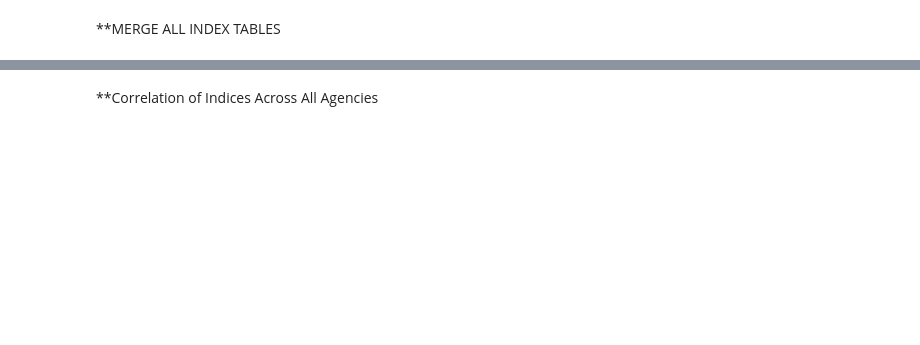
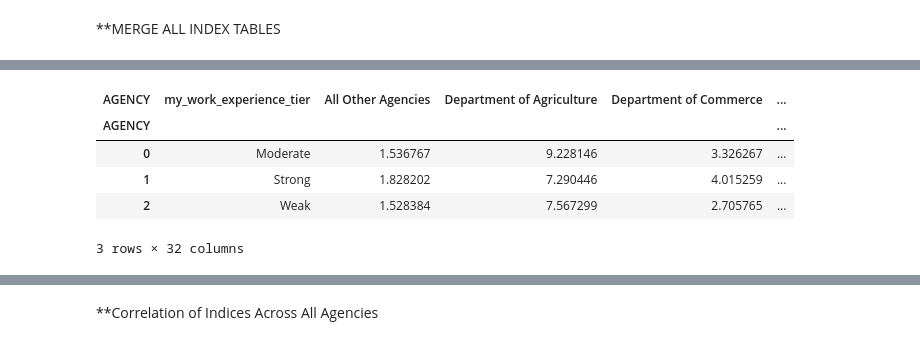
Before and after one commit to aaron-hollinger/federal_employee_job_satisfaction, a Jupyter notebook: notebooks/capstone.ipynb, the cells around one changed output, grey strips where cells are left out. Drawn from its saved outputs; the diff is of its cells as text; code cells hidden in the pictures; blank space fills up the shorter version.

```diff
--- a/notebooks/capstone.ipynb
+++ b/notebooks/capstone.ipynb
@@ -730,3 +854,24 @@ merged_indices
 | 28 | United States Department of the A... | 3.820614 | 3.805549 | 3.783249 | 4.144635 | ... |
 | 29 | United States Department of the Army | 3.806893 | 3.816283 | 3.775462 | 4.112495 | ... |
 | 30 | United States Department of the Navy | 3.771338 | 3.801448 | 3.739491 | 4.113707 | ... |
+# %%
+percentages = pd.crosstab(
+    index=[
+        survey_table['my_work_experience_tier'],
+    ],
+    columns=survey_table['AGENCY'],
+    normalize='index'
+) * 100
+
+percentages.reset_index(inplace=True)
+
+percentages.index.name = 'AGENCY'
+# %%
+percentages
+# %% [output]
+| AGENCY | my_work_experience_tier | All Other Agencies | Department of Agriculture | Department of Commerce | ... |
+| AGENCY |  |  |  |  | ... |
+| 0 | Moderate | 1.536767 | 9.228146 | 3.326267 | ... |
+| 1 | Strong | 1.828202 | 7.290446 | 4.015259 | ... |
+| 2 | Weak | 1.528384 | 7.567299 | 2.705765 | ... |
+3 rows × 32 columns
```
Also changed, not shown: parts of 31 cells of this notebook.
